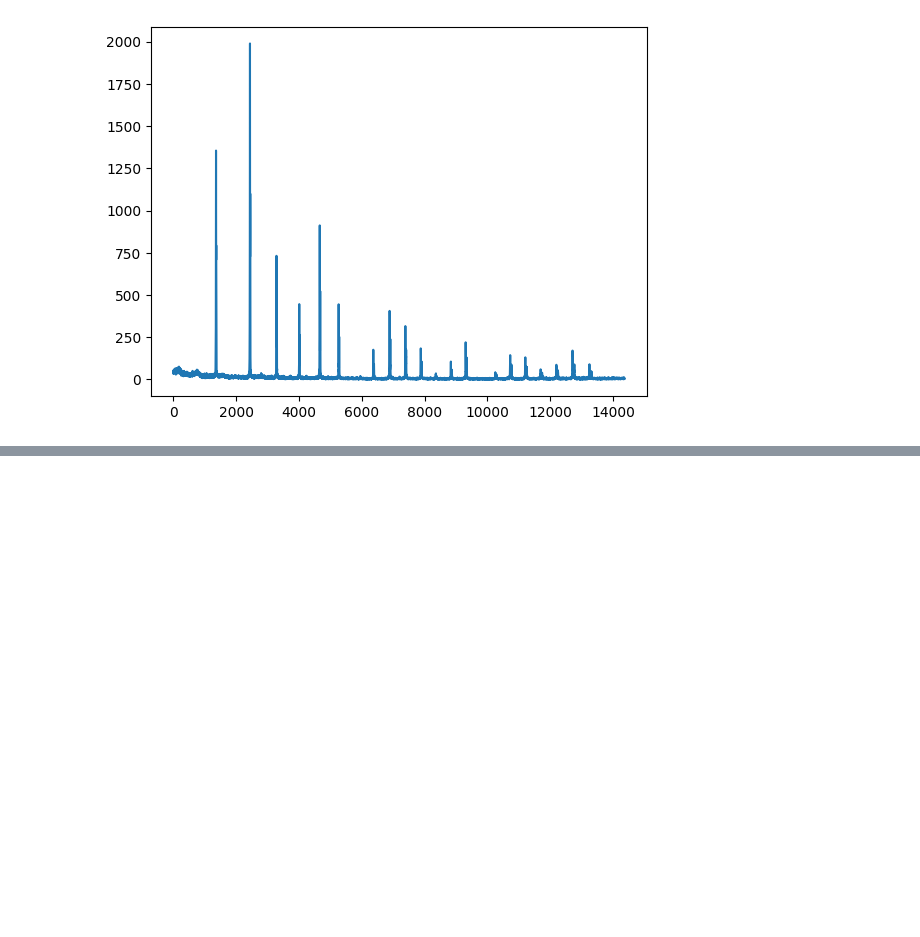
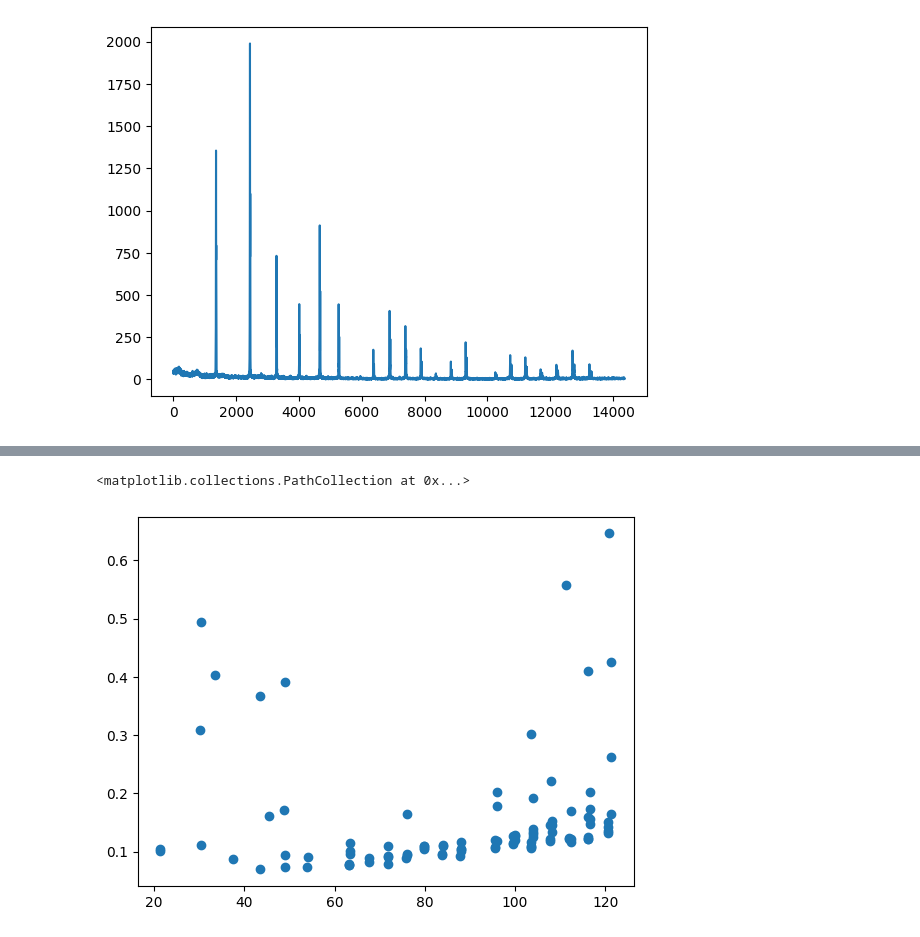
Before and after one commit to natkurdz/XRD-AI, a Jupyter notebook: aparature_func.ipynb, the cells around one changed output, grey strips where cells are left out. Cells and saved outputs as stored; diff of their text form; code cells hidden in the pictures; blank space fills up the shorter version.

```diff
--- a/aparature_func.ipynb
+++ b/aparature_func.ipynb
@@ -294,0 +464,3 @@ plt.scatter(t_fwhm,fwhm)
+# %%
+f= Data_file(0)
+f.read_data_of_hkl()
@@ -294,0 +471,2 @@ plt.scatter(t_fwhm,fwhm)
+# %%
+good_peaks,gauss_fit = peak_detect_with_quality(f.counts,f.x,r2_min=0.6)
@@ -294,0 +495,25 @@ plt.scatter(t_fwhm,fwhm)
+# %%
+import numpy as np
+
+def finding_fwhm(peaks, gauss_fit):
+    """
+    Calculate FWHM and peak positions from Gaussian fit parameters.
+
+    gauss_fit: array-like of shape (N, 3)
+        Each row: [A, mu, sigma]
+    """
+    gauss_fit = np.asarray(gauss_fit)
+
+    sigma = np.abs(gauss_fit[:, 2])
+    mu = gauss_fit[:, 1]
+
+    fwhm = 2 * sigma * np.sqrt(2 * np.log(2))
+    t_fwhm = mu
+
+    return fwhm, t_fwhm
+# %%
+ap_fwhm,ap_t_fwhm = finding_fwhm(ap_good_peaks,ap_gauss_fit)
+plt.scatter(ap_t_fwhm,ap_fwhm)
+# %% [output]
+<matplotlib.collections.PathCollection at 0x...>
+[figure, added]
```
Also changed, not shown: parts of 40 cells of this notebook, 1 other file.
